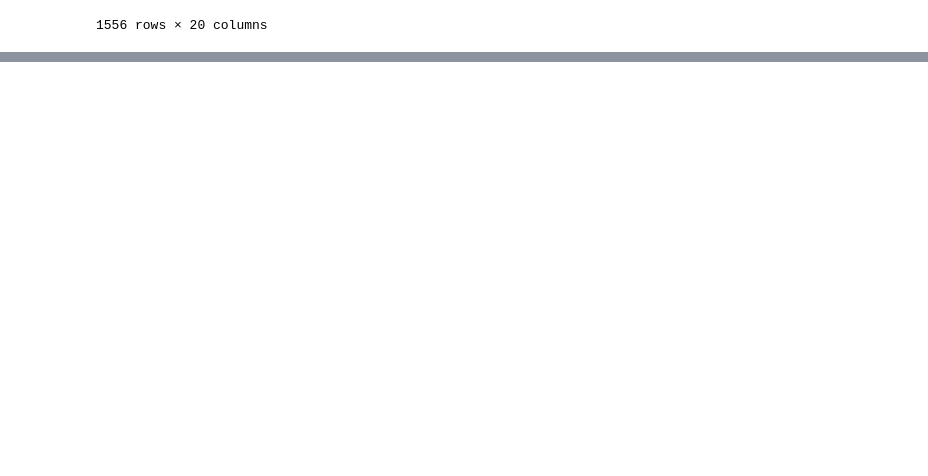
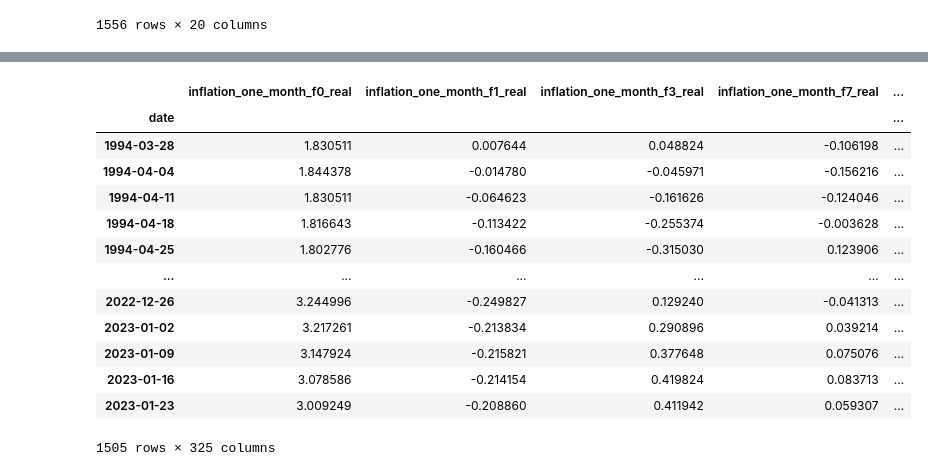
Before and after one commit to alexwalshml/gasoline_price_prediction, a Jupyter notebook: notebooks/2_3_advanced_feature_engineering.ipynb, the cells around one changed output, grey strips where cells are left out. Saved outputs shown, nothing was run; the diff lists cells and outputs as text; code cells hidden in the pictures; blank space fills up the shorter version.

```diff
--- a/notebooks/2_3_advanced_feature_engineering.ipynb
+++ b/notebooks/2_3_advanced_feature_engineering.ipynb
@@ -143,3 +121,24 @@ inflation_contribution
 | 2023-01-16 | 0.14854 | 0.22281 | 0.44562 | 1.33686 | ... |
 | 2023-01-23 | 0.15420 | 0.23130 | 0.46260 | 1.38780 | ... |
 1556 rows × 20 columns
+# %%
+with warnings.catch_warnings(record=True):
+    warnings.simplefilter("always")
+
+    smoothed = {}
+    for col in data.columns:
+        fit = ExponentialSmoothing(
+            data[col].values,
+            seasonal_periods=52,
+            trend="add",
+            seasonal="add",
+            damped_trend=True,
+            initialization_method="estimated",
+        ).fit()
+
+        smoothed[col] = fit.fittedvalues
+
+smoothed = pd.DataFrame({f"{col}_smoothed": val for col, val in smoothed.items()})
+smoothed["date"] = data.index
+smoothed = smoothed.set_index("date")
+smoothed
@@ -145,0 +160,20 @@ inflation_contribution
+# %%
+data_advanced = pd.concat(
+    [fourier, momentum, inflation_contribution, smoothed], join="inner", axis=1
+)
+data_advanced
+# %% [output]
+|  | inflation_one_month_f0_real | inflation_one_month_f1_real | inflation_one_month_f3_real | inflation_one_month_f7_real | ... |
+| date |  |  |  |  | ... |
+| 1994-03-28 | 1.830511 | 0.007644 | 0.048824 | -0.106198 | ... |
+| 1994-04-04 | 1.844378 | -0.014780 | -0.045971 | -0.156216 | ... |
+| 1994-04-11 | 1.830511 | -0.064623 | -0.161626 | -0.124046 | ... |
+| 1994-04-18 | 1.816643 | -0.113422 | -0.255374 | -0.003628 | ... |
+| 1994-04-25 | 1.802776 | -0.160466 | -0.315030 | 0.123906 | ... |
+| ... | ... | ... | ... | ... | ... |
+| 2022-12-26 | 3.244996 | -0.249827 | 0.129240 | -0.041313 | ... |
+| 2023-01-02 | 3.217261 | -0.213834 | 0.290896 | 0.039214 | ... |
+| 2023-01-09 | 3.147924 | -0.215821 | 0.377648 | 0.075076 | ... |
+| 2023-01-16 | 3.078586 | -0.214154 | 0.419824 | 0.083713 | ... |
+| 2023-01-23 | 3.009249 | -0.208860 | 0.411942 | 0.059307 | ... |
+1505 rows × 325 columns
```
Also changed, not shown: parts of 6 cells of this notebook, 9 other files.
